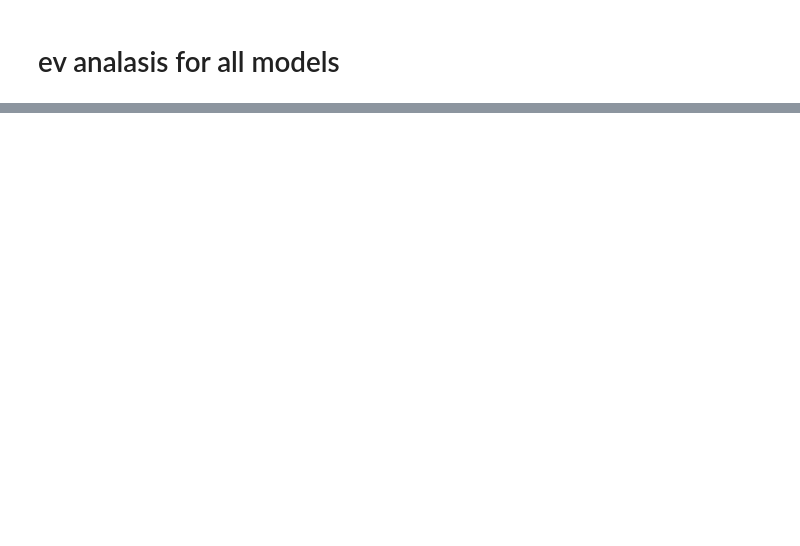
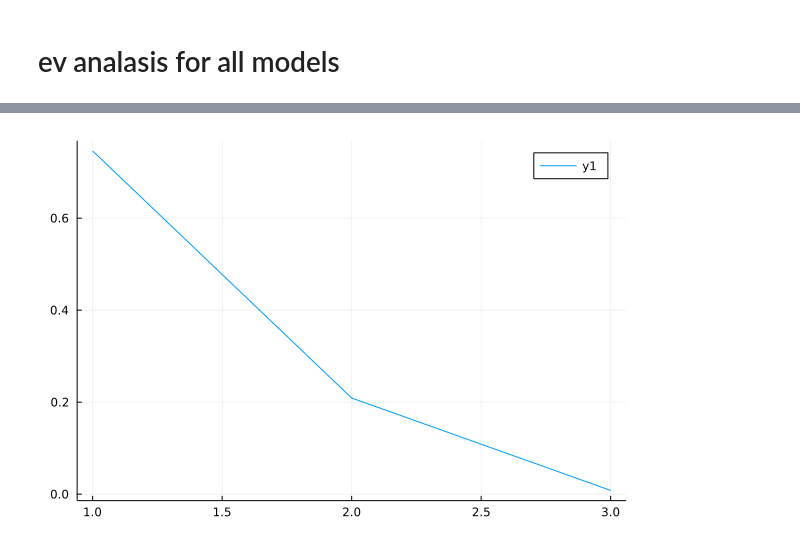
Before and after one commit to kjxymful/empirical_evd.jl, a Jupyter notebook: eval/ev_analysis.ipynb, the cells around one changed output, grey strips where cells are left out. Saved outputs shown, nothing was run; the diff lists cells and outputs as text; code cells hidden in the pictures; blank space fills up the shorter version.

```diff
--- a/eval/ev_analysis.ipynb
+++ b/eval/ev_analysis.ipynb
@@ -72,0 +149,7 @@ for exp in experiments
+# %%
+# plot the change of some of the imoprtant eigenvalues
+val, idx = findmax(sum(arr_change_abs, dims=2))
+arr_abs_λ = reduce(hcat, abs_λ)
+plot(arr_abs_λ[idx[2],:])
+# %% [output]
+[figure, added]
```
Also changed, not shown: parts of 10 cells of this notebook.
